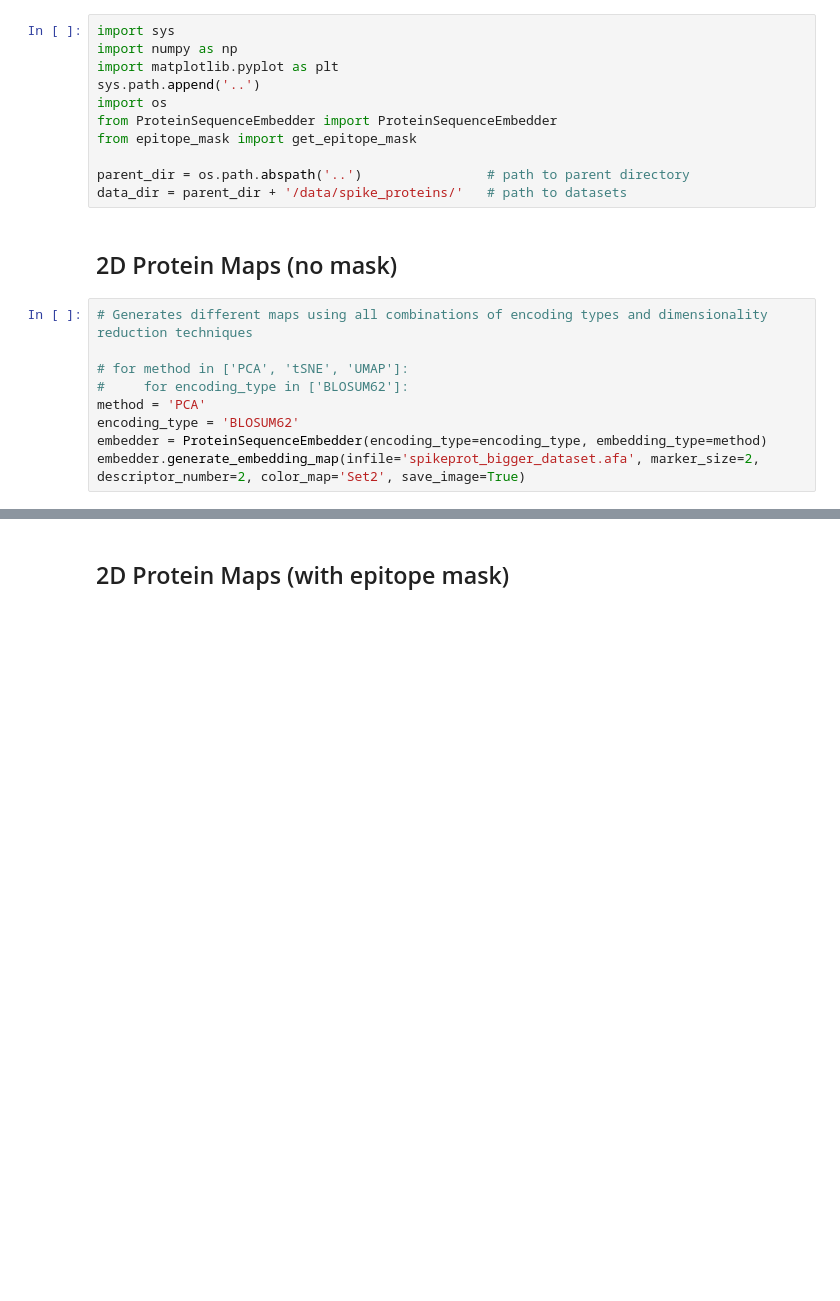
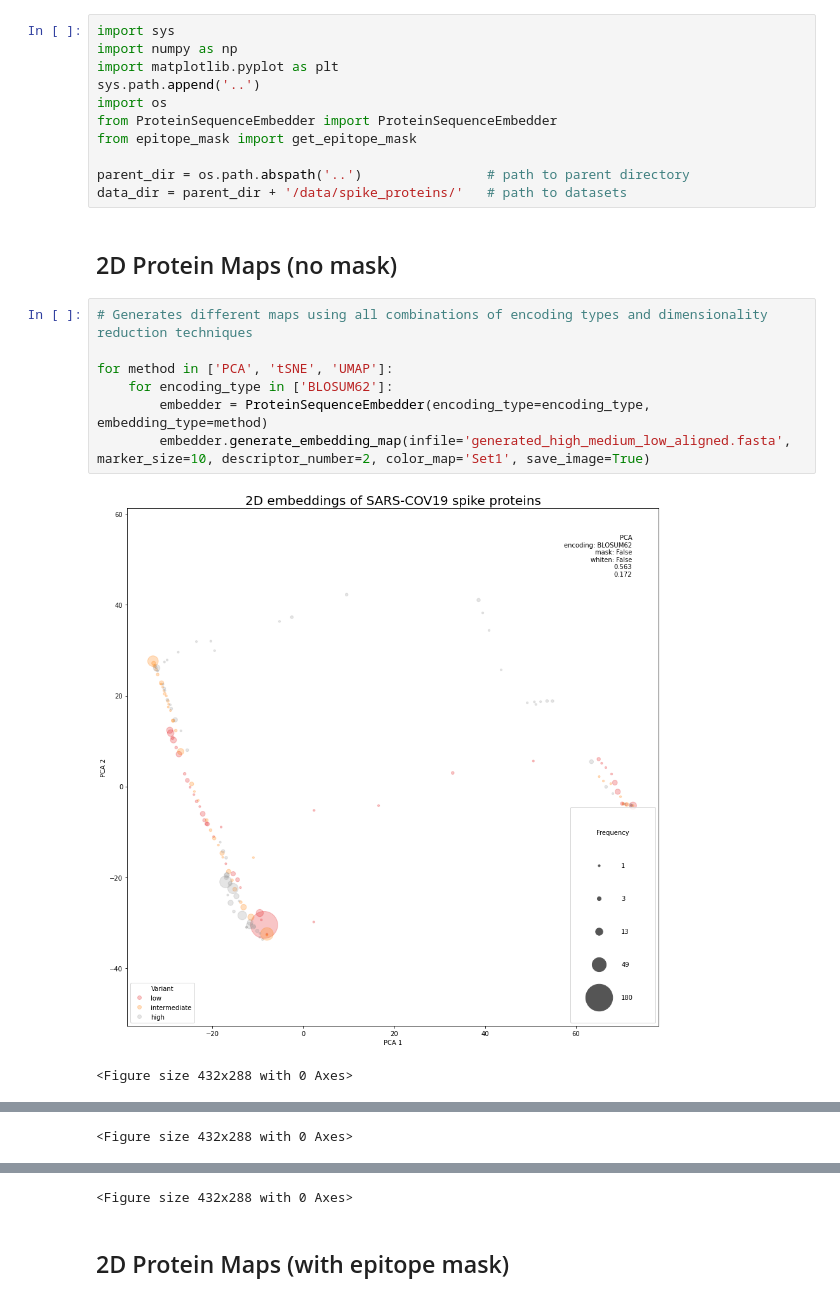
Before and after one commit to dominicp6/VAE-SpikeProtein-Generation, a Jupyter notebook: visualisation/2D_protein_map.ipynb, the cells around one changed output, grey strips where cells are left out. Drawn from its saved outputs; the diff is of its cells as text; blank space fills up the shorter version.

Commit message:
final dataset

```diff
--- a/visualisation/2D_protein_map.ipynb
+++ b/visualisation/2D_protein_map.ipynb
@@ -14,9 +14,10 @@ data_dir = parent_dir + '/data/spike_proteins/'   # path to datasets
 # %%
 # Generates different maps using all combinations of encoding types and dimensionality reduction techniques
 
-# for method in ['PCA', 'tSNE', 'UMAP']:
-#     for encoding_type in ['BLOSUM62']:
-method = 'PCA'
-encoding_type = 'BLOSUM62'
-embedder = ProteinSequenceEmbedder(encoding_type=encoding_type, embedding_type=method)
-embedder.generate_embedding_map(infile='spikeprot_bigger_dataset.afa', marker_size=2, descriptor_number=2, color_map='Set2', save_image=True)
+for method in ['PCA', 'tSNE', 'UMAP']:
+    for encoding_type in ['BLOSUM62']:
+        embedder = ProteinSequenceEmbedder(encoding_type=encoding_type, embedding_type=method)
+        embedder.generate_embedding_map(infile='generated_high_medium_low_aligned.fasta', marker_size=10, descriptor_number=2, color_map='Set1', save_image=True)
+# %% [output]
+[figure, added]
+<Figure size 432x288 with 0 Axes>
@@ -22,0 +25 @@ embedder.generate_embedding_map(infile='spikeprot_bigger_dataset.afa', marker_si
+<Figure size 432x288 with 0 Axes>
@@ -23,3 +27,4 @@ embedder.generate_embedding_map(infile='spikeprot_bigger_dataset.afa', marker_si
+<Figure size 432x288 with 0 Axes>
 # %% [markdown]
 ## 2D Protein Maps (with epitope mask)
 # %%
```
Also changed, not shown: parts of 2 cells of this notebook, 3 other files.
